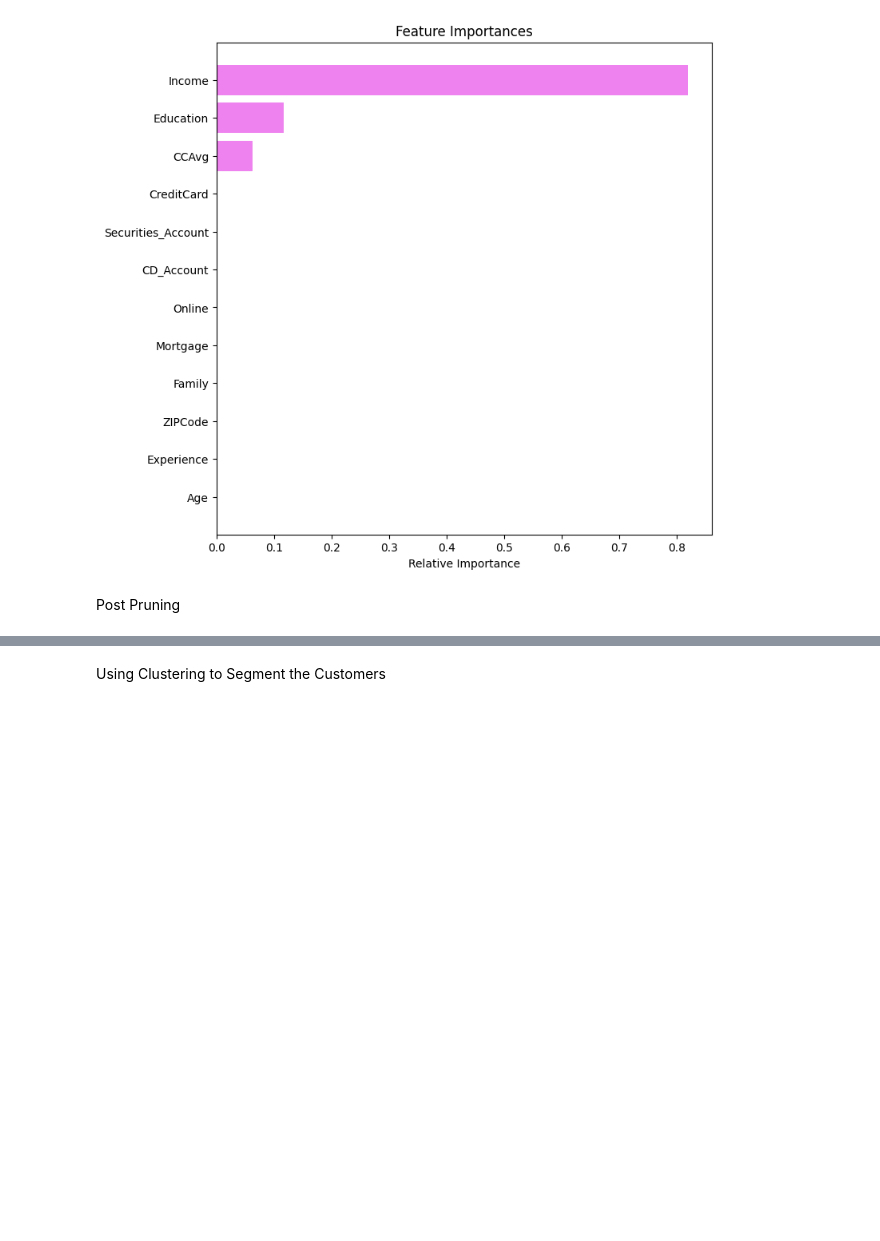
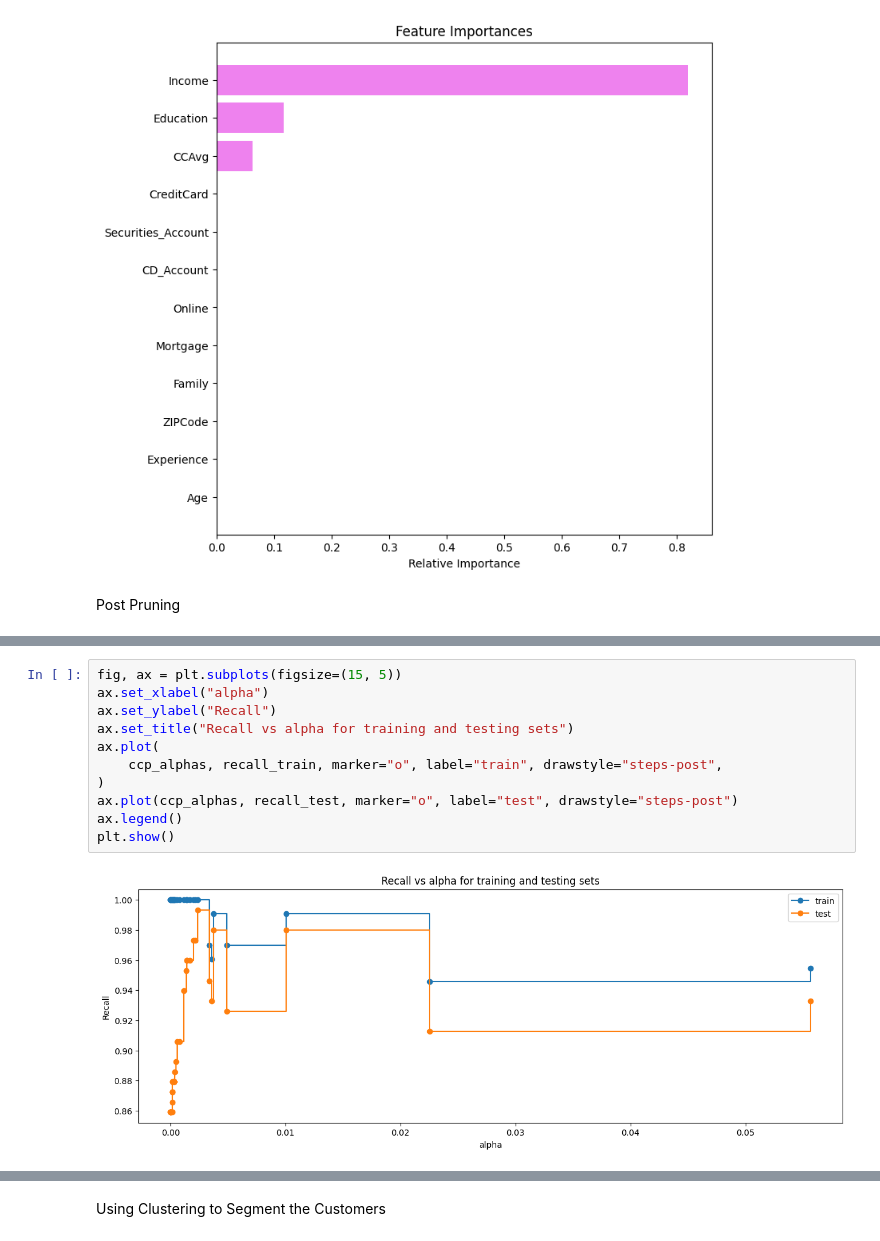
Before and after one commit to AkshayGovindaraj/GoogleColab, a Jupyter notebook: AIML_ML_Project_Full_Code_Notebookv1.ipynb, the cells around one changed output, grey strips where cells are left out. Saved outputs shown, nothing was run; the diff lists cells and outputs as text; blank space fills up the shorter version.

```diff
--- a/AIML_ML_Project_Full_Code_Notebookv1.ipynb
+++ b/AIML_ML_Project_Full_Code_Notebookv1.ipynb
@@ -594,0 +676,13 @@ Post Pruning
+# %%
+fig, ax = plt.subplots(figsize=(15, 5))
+ax.set_xlabel("alpha")
+ax.set_ylabel("Recall")
+ax.set_title("Recall vs alpha for training and testing sets")
+ax.plot(
+    ccp_alphas, recall_train, marker="o", label="train", drawstyle="steps-post",
+)
+ax.plot(ccp_alphas, recall_test, marker="o", label="test", drawstyle="steps-post")
+ax.legend()
+plt.show()
+# %% [output]
+[figure, added]
```
Also changed, not shown: parts of 13 cells of this notebook.
